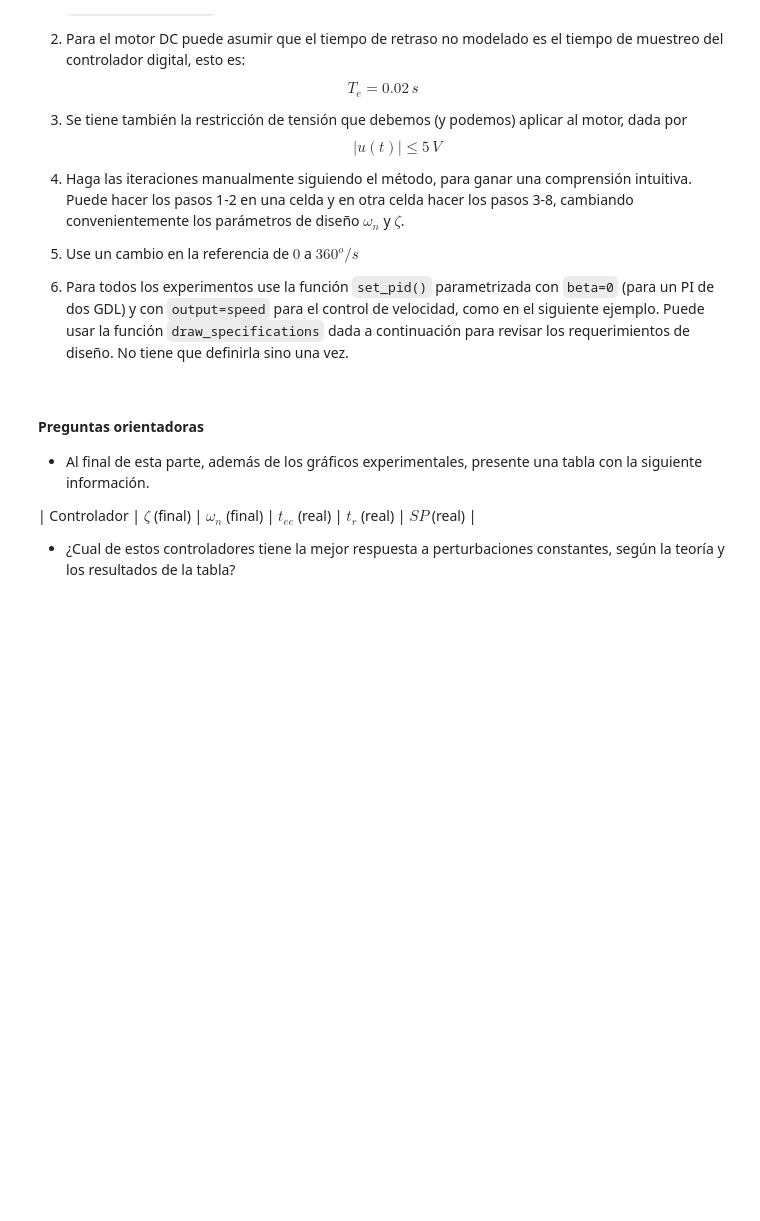
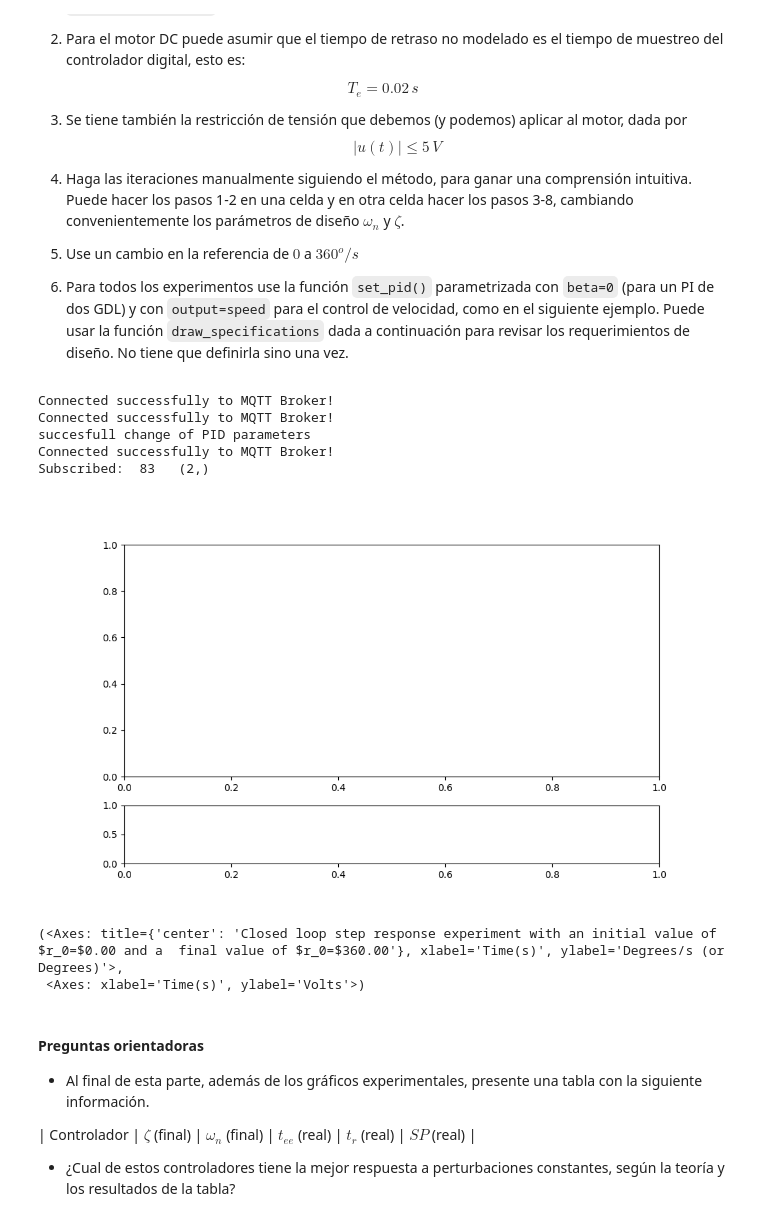
Before and after one commit to TresMilDeName22/UNThermal, a Jupyter notebook: code/python_code/notebooks_lab_2024_2/guia3-sintonia_algebraica_PI_PID.ipynb, the cells around one changed output. Saved outputs shown, nothing was run; the diff lists cells and outputs as text; code cells hidden in the pictures; blank space fills up the shorter version.

```diff
--- a/code/python_code/notebooks_lab_2024_2/guia3-sintonia_algebraica_PI_PID.ipynb
+++ b/code/python_code/notebooks_lab_2024_2/guia3-sintonia_algebraica_PI_PID.ipynb
@@ -115,37 +138,45 @@ def draw_specifications(tee,tr, SP):
 
     # tee specification
     ay.axvline(tee+t0, color='#0080668F', linestyle='--', linewidth=1.25)
     ay.text(t0 +tee + t1/50 , r0 + 0.1*delta_r, "$t_{ee}=$", fontsize=14, color='#008066FF')
 
     # tr specification
     ay.plot([t0, t0+ tr, t0+ tr], [r0 + 0.9*delta_r, r0 + 0.9*delta_r, r0 - 0.1*delta_r],  color='#917c6fff', linestyle='--',linewidth=1.25)
     ay.text(t0 + tr + t1/50 , r0 + 0.1*delta_r, "$t_{r}$", fontsize=14,  color='#917c6fff')
 
     # SP specification
     ay.axhline(r1 + SP * delta_r /100, color='#d42affff', linestyle='--', linewidth=1.25)
     ay.text(0.8* t0 , r1 + (SP/100 + 0.025 ) * delta_r, "$SP$", fontsize=14, color='#d42affff')
 
     # pick in the graphic for returning values
     mplcursors.cursor(ay.lines)
     return ay, au
 
-
 # ejemplo de configuración del PI para el motor con control de  velocidad
-
+-
 # especificaciones
-tee = 0.8
-tr =  0.25
+tee = 0.2
+tr =  0.1
 SP = 10
 
 # programacion del PI y respuesta al escalón
 t0 = 0.5
 t1 = 2
 r0 = 0
 r1 = 360
 motor.set_reference(mi_motor, 0)
 motor.set_pid(mi_motor,kp=0.001, ki=0.02, kd=0, beta=0, output="speed")
 t, r, y, u = motor.step_closed(mi_motor,r0=r0, r1=r1, t0=t0, t1=t1);
 draw_specifications(tee, tr, SP)
+# %% [output]
+Connected successfully to MQTT Broker!
+Connected successfully to MQTT Broker!
+succesfull change of PID parameters
+Connected successfully to MQTT Broker!
+Subscribed:  83   (2,)
+[figure, added]
+(<Axes: title={'center': 'Closed loop step response experiment with an initial value of  $r_0=$0.00 and a  final value of $r_0=$360.00'}, xlabel='Time(s)', ylabel='Degrees/s (or Degrees)'>,
+ <Axes: xlabel='Time(s)', ylabel='Volts'>)
 # %% [markdown]
 #### Preguntas orientadoras
 
```
Also changed, not shown: parts of 2 cells of this notebook, 6 other files.
